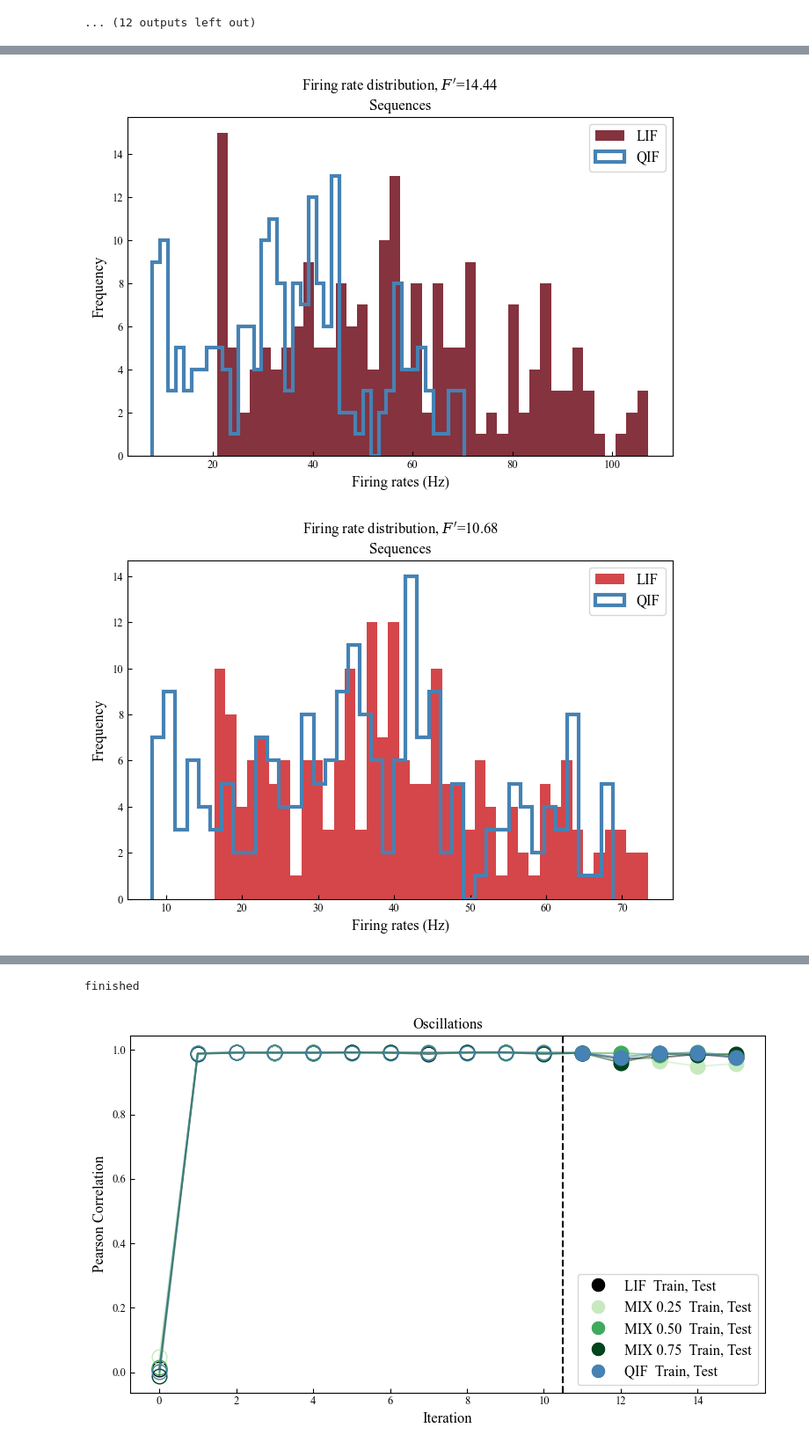
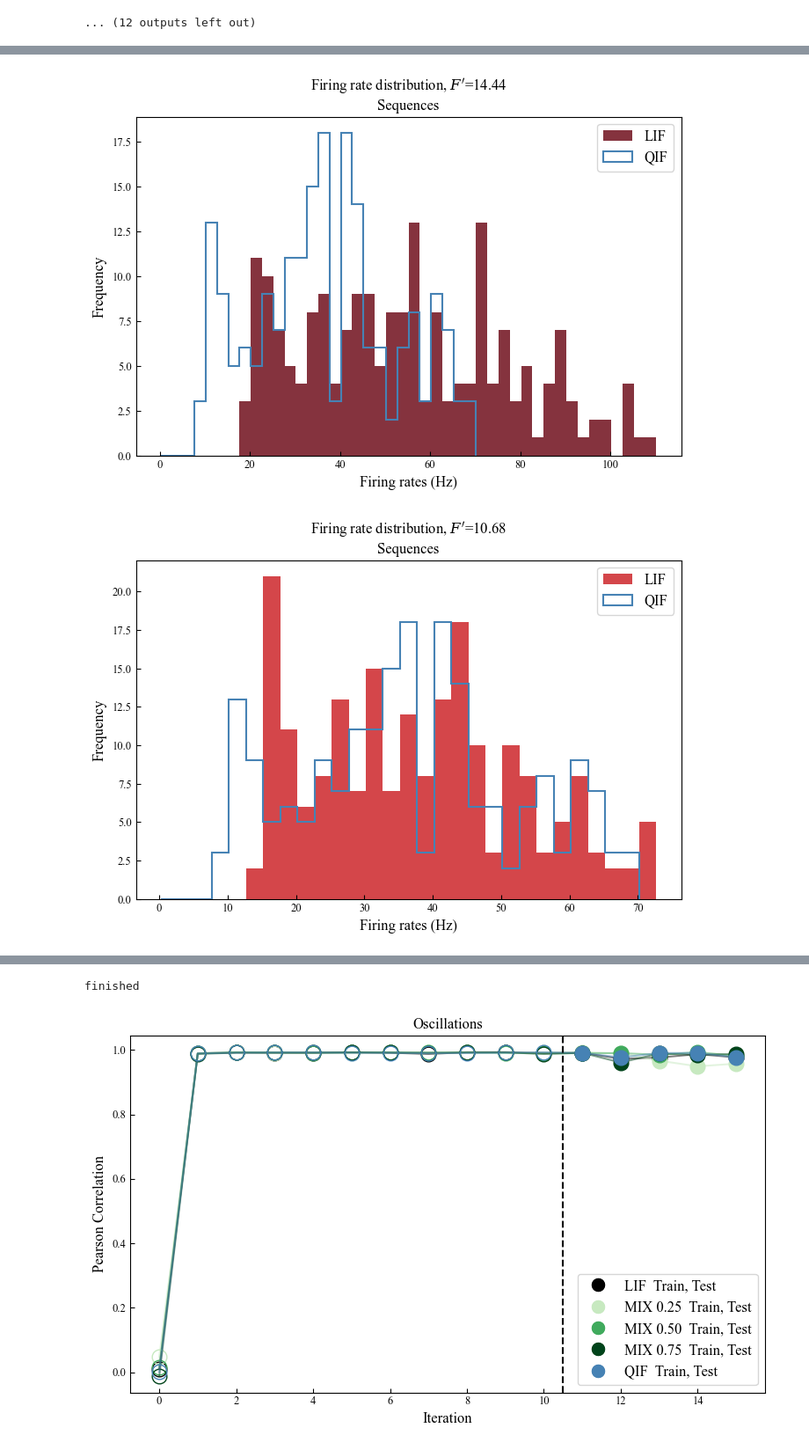
Before and after one commit to acevedomartina/HeterogeneousRNNs, a Jupyter notebook: learning/final_plots.ipynb, the cells around one changed output, grey strips where cells are left out. Shown at 88% size. Cells and saved outputs as stored; diff of their text form; code cells hidden in the pictures.

```diff
--- a/learning/final_plots.ipynb
+++ b/learning/final_plots.ipynb
@@ -1096,7 +1111,7 @@ for dyn in dynamics:
                     sys.exit
 
                 linestyle='-'
-                linewidth=3
+                linewidth=1.5
 
                 kwargs = {
                     "histtype": histtype,
@@ -1119,20 +1134,27 @@ for dyn in dynamics:
                     continue  # Go to next iteration
 
 
-                # Make the numpy array containing all spikes into a dataframe
+                # Convert the numpy array containing all spikes into a dataframe
 
                 spikes_df = pd.DataFrame(spikes_all)
 
-                # Firing rate for neuron i: Sum across column i (that neuron's spikes over 5 sec), divide by total time
+                # Print and display just to confirm how it looks
+                # print(f"Pqif {pq} vr: {vr}")
+                # display(spikes_df)
+
+                ########## Firing rate for neuron i: Sum across column i (that neuron's spikes over 5 sec), divide by total time ##########
+
                 spike_counts = spikes_df.sum(axis=0)  # returns a Pandas series indexed by column number containing spike sum for neuron i
 
                 spikes_per_neuron = spike_counts.values  # numpy array shape (neurons, )
 
                 firing_rate_hz = spikes_per_neuron / T_seconds  # elementwise division, gives each neurons firing rate
 
-                ax.hist(firing_rate_hz, bins=40, label=name, **kwargs)
+                ########## Figure ##########
+                bin_width = 2.5  # Hz
+                bins = np.arange(0.2, firing_rate_hz.max() + bin_width, bin_width)
 
-
+                ax.hist(firing_rate_hz, bins=bins, log=False, density=False, label=name, **kwargs)   # Normalize with density?
                 ax.set_title(f"Firing rate distribution, $F'$={f}\n{dyn.capitalize()}")
                 ax.set_xlabel("Firing rates (Hz)")
                 # ax.set_xlim(-6, 6)
@@ -1140,6 +1162,7 @@ for dyn in dynamics:
                 # ax.axvline(0, color='black', linestyle='--', linewidth=1)
                 ax.set_ylabel("Frequency")
                 ax.legend()
+
         plt.show()
 
 
@@ -1152,2 +1175,2 @@ print("finished")
-[figure, old version]
+[figure, new version]
-[figure, old version]
+[figure, new version]
```
Also changed, not shown: parts of 7 cells of this notebook, 3 other files.
